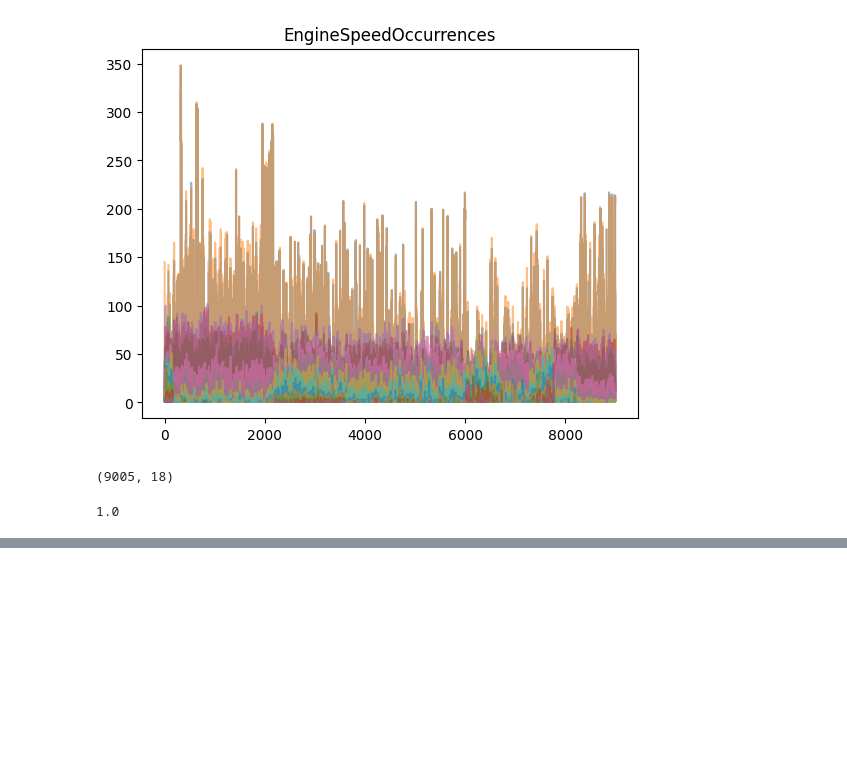
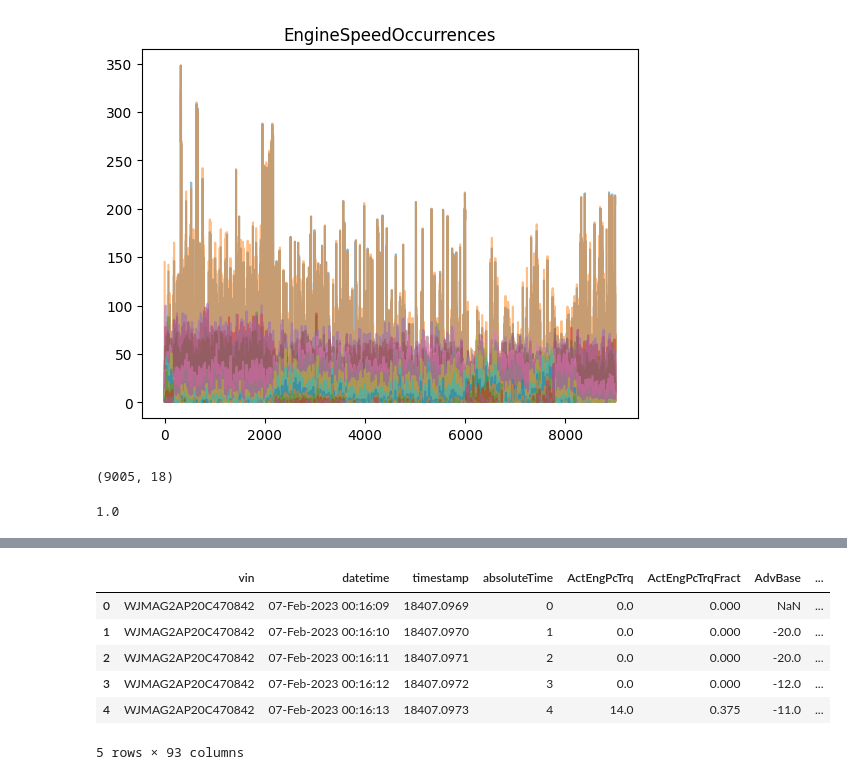
Before and after one commit to giulionenna/mtad-gat-pytorch, a Jupyter notebook: util_notebook.ipynb, the cells around one changed output, grey strips where cells are left out. Cells and saved outputs as stored; diff of their text form; code cells hidden in the pictures; blank space fills up the shorter version.

```diff
--- a/util_notebook.ipynb
+++ b/util_notebook.ipynb
@@ -432,0 +498,10 @@ a
+# %%
+dfs[0].head(5)
+# %% [output]
+|  | vin | datetime | timestamp | absoluteTime | ActEngPcTrq | ActEngPcTrqFract | AdvBase | ... |
+| 0 | WJMAG2AP20C470842 | 07-Feb-2023 00:16:09 | 18407.0969 | 0 | 0.0 | 0.000 | NaN | ... |
+| 1 | WJMAG2AP20C470842 | 07-Feb-2023 00:16:10 | 18407.0970 | 1 | 0.0 | 0.000 | -20.0 | ... |
+| 2 | WJMAG2AP20C470842 | 07-Feb-2023 00:16:11 | 18407.0971 | 2 | 0.0 | 0.000 | -20.0 | ... |
+| 3 | WJMAG2AP20C470842 | 07-Feb-2023 00:16:12 | 18407.0972 | 3 | 0.0 | 0.000 | -12.0 | ... |
+| 4 | WJMAG2AP20C470842 | 07-Feb-2023 00:16:13 | 18407.0973 | 4 | 14.0 | 0.375 | -11.0 | ... |
+5 rows × 93 columns
```
Also changed, not shown: parts of 6 cells of this notebook, 3 other files.
